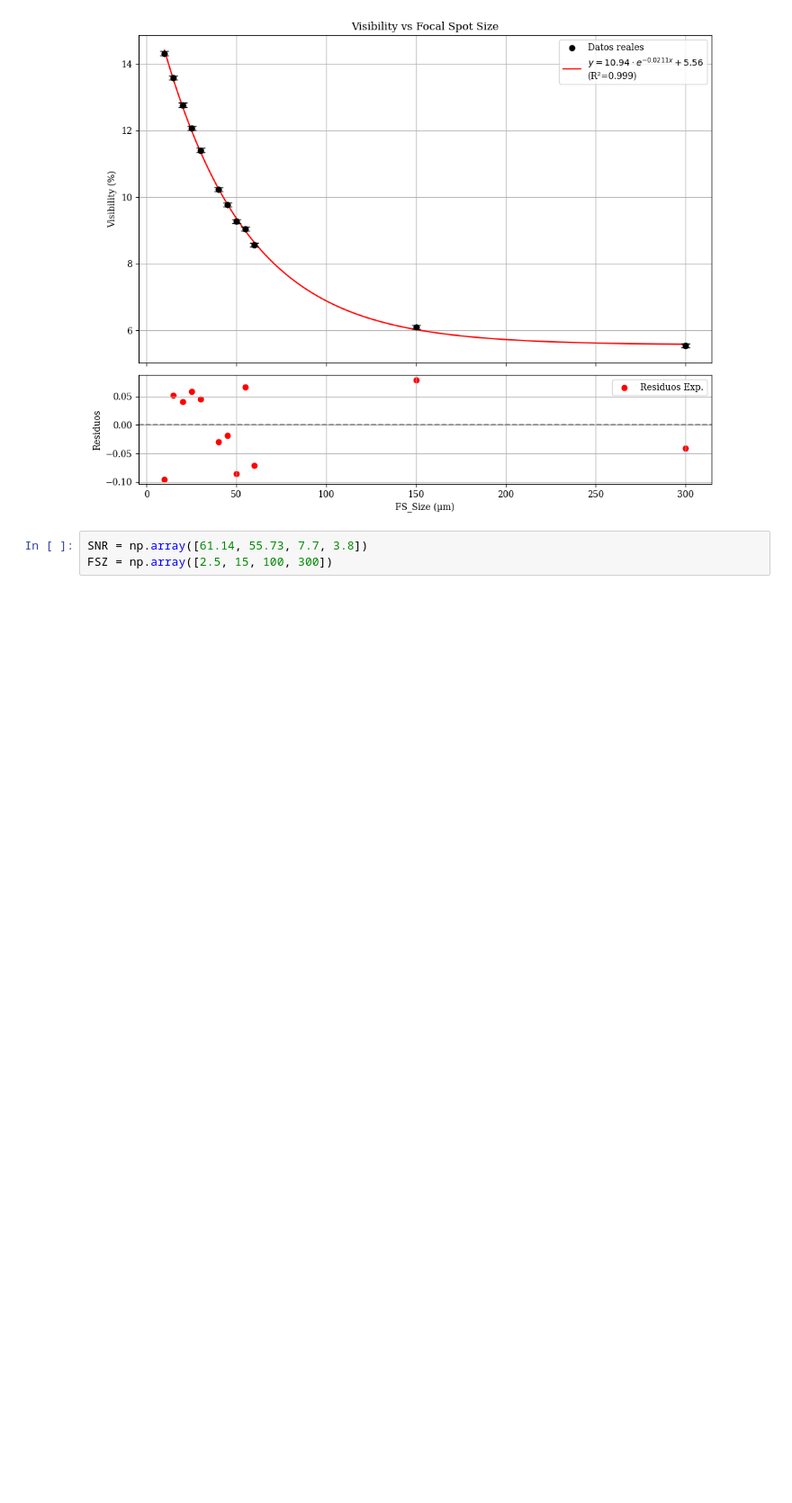
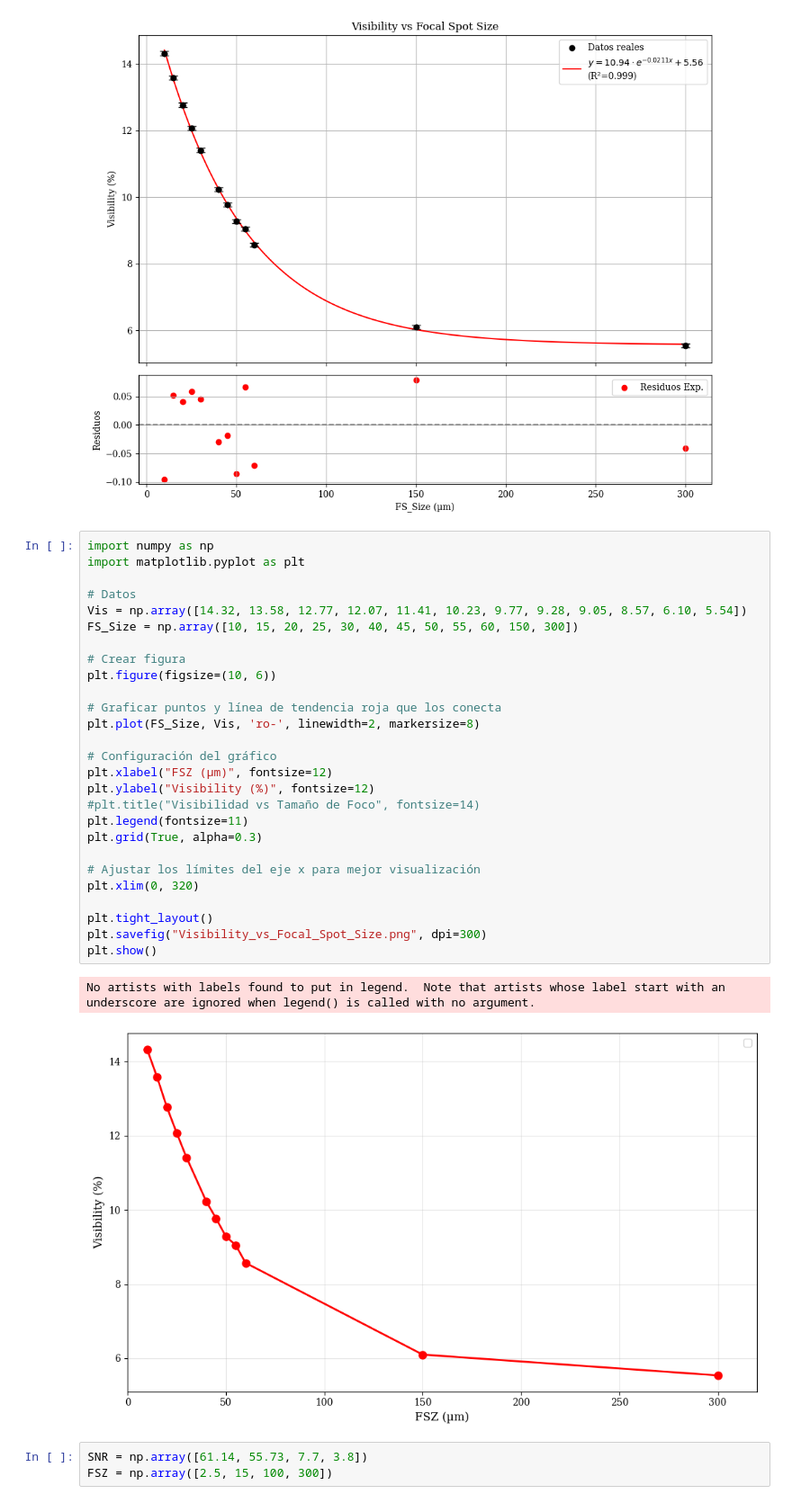
Before and after one commit to roshak1197/FSZ_Study, a Jupyter notebook: read_High.ipynb, the cells around one changed output. Shown at 90% size. Drawn from its saved outputs; the diff is of its cells as text; blank space fills up the shorter version.

Commit message:
figure

```diff
--- a/read_High.ipynb
+++ b/read_High.ipynb
@@ -475,6 +475,36 @@ plt.tight_layout()
 plt.show()
 # %% [output]
 [figure]
+# %%
+import numpy as np
+import matplotlib.pyplot as plt
+
+# Datos
+Vis = np.array([14.32, 13.58, 12.77, 12.07, 11.41, 10.23, 9.77, 9.28, 9.05, 8.57, 6.10, 5.54])
+FS_Size = np.array([10, 15, 20, 25, 30, 40, 45, 50, 55, 60, 150, 300])
+
+# Crear figura
+plt.figure(figsize=(10, 6))
+
+# Graficar puntos y línea de tendencia roja que los conecta
+plt.plot(FS_Size, Vis, 'ro-', linewidth=2, markersize=8)
+
+# Configuración del gráfico
+plt.xlabel("FSZ (µm)", fontsize=12)
+plt.ylabel("Visibility (%)", fontsize=12)
+#plt.title("Visibilidad vs Tamaño de Foco", fontsize=14)
+plt.legend(fontsize=11)
+plt.grid(True, alpha=0.3)
+
+# Ajustar los límites del eje x para mejor visualización
+plt.xlim(0, 320)
+
+plt.tight_layout()
+plt.savefig("Visibility_vs_Focal_Spot_Size.png", dpi=300)
+plt.show()
+# %% [output]
+No artists with labels found to put in legend.  Note that artists whose label start with an underscore are ignored when legend() is called with no argument.
+[figure, added]
 # %%
 SNR = np.array([61.14, 55.73, 7.7, 3.8])
 FSZ = np.array([2.5, 15, 100, 300])
```
Also changed, not shown: 32 other files.
